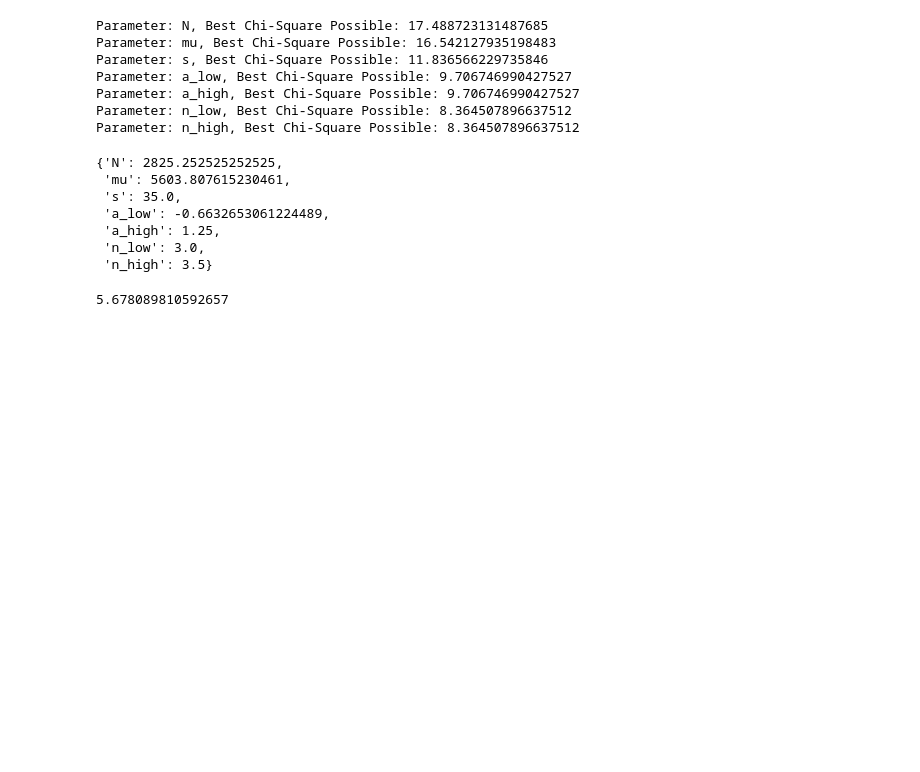
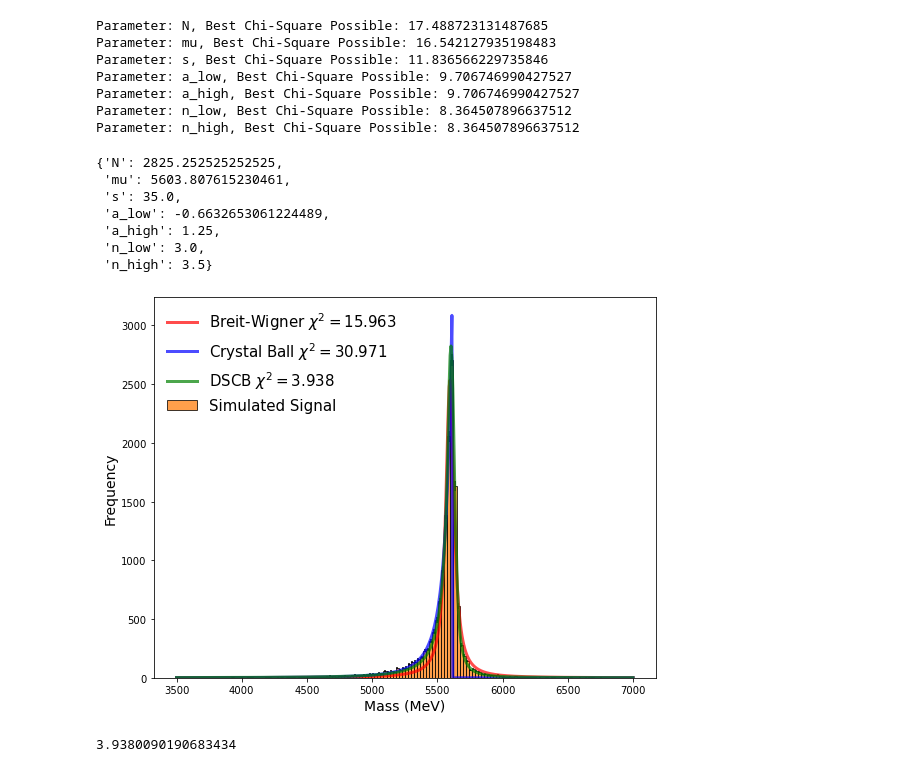
Before and after one commit to ChandlerKenworthy/Y4RareDecayProject, a Jupyter notebook: signal_fitting/SignalFitting.ipynb, the cells around one changed output. Drawn from its saved outputs; the diff is of its cells as text; code cells hidden in the pictures; blank space fills up the shorter version.

Commit message:
Least-squares DSCB fit working

```diff
--- a/signal_fitting/SignalFitting.ipynb
+++ b/signal_fitting/SignalFitting.ipynb
@@ -274,29 +274,29 @@ Parameter: n_high, Best Chi-Square Possible: 8.364507896637512
 # %%
 
 #chi1 = chi_square_dof(sf.breit_wigner, popt3, d1)[0]
 #chi2 = chi_square_dof(sf.cball, popt4, d1)[0]
 chi3 = chi_square_dof(double_crystal_ball, [2825.252525252525, 5603.807615230461, 27.52, -0.73, 1.38, 2.17, 2.00], d1)[0]
 
 
-#fig, ax = plt.subplots(1, 1, figsize=(15, 13))
-#ax.bar(d1[:,0], d1[:,1], width=bin_width, yerr=d1[:,2], label='Simulated Signal', edgecolor='k', color='#ff7f0e', alpha=0.75)
-#ax.plot(func_x, sf.breit_wigner(func_x, *popt3), label=rf'Breit-Wigner $\chi^2=${chi1:.3f}', color='red',alpha=0.7, linewidth=3)
-#ax.plot(func_x, sf.cball(func_x, *popt4), label=rf'Crystal Ball $\chi^2=${chi2:.3f}', color='blue', alpha=0.7, linewidth=3)
-#ax.plot(func_x, double_crystal_ball(func_x,*[2825.252525252525, 5603.807615230461, 27.52, -0.73, 1.38, 2, 2]), label=rf'DSCB $\chi^2=${chi3:.3f}', color='green', alpha=0.7, linewidth=1)
-#ax.plot(func_x, double_crystal_ball(func_x,*[2825.252525252525, 5603.807615230461, 30, -0.73, 1.38, 2, 2]), label=rf'DSCB $\chi^2=${chi3:.3f}', color='blue', alpha=0.7, linewidth=1)
-#ax.set_ylabel('Frequency', fontsize=14)
-#ax.set_xlabel('Mass (MeV)', fontsize=14)
-#plt.legend(frameon=False, prop={'size': 15})
-#plt.savefig('/home/user211/project/images/signalfits/DCSB_CB_BW.png', dpi=800)
-#plt.show()
+fig, ax = plt.subplots(1, 1, figsize=(9, 7))
+ax.bar(d1[:,0], d1[:,1], width=bin_width, yerr=d1[:,2], label='Simulated Signal', edgecolor='k', color='#ff7f0e', alpha=0.75)
+ax.plot(func_x, sf.breit_wigner(func_x, *popt3), label=rf'Breit-Wigner $\chi^2=${chi1:.3f}', color='red',alpha=0.7, linewidth=3)
+ax.plot(func_x, sf.cball(func_x, *popt4), label=rf'Crystal Ball $\chi^2=${chi2:.3f}', color='blue', alpha=0.7, linewidth=3)
+ax.plot(func_x, double_crystal_ball(func_x,*[2825.252525252525, 5603.807615230461, 27.52, -0.73, 1.38, 2.17, 2.00]), label=rf'DSCB $\chi^2=${chi3:.3f}', color='green', alpha=0.7, linewidth=3)
+ax.set_ylabel('Frequency', fontsize=14)
+ax.set_xlabel('Mass (MeV)', fontsize=14)
+plt.legend(frameon=False, prop={'size': 15})
+plt.savefig('/home/user211/project/images/signalfits/DCSB_CB_BW.png', dpi=800)
+plt.show()
 
 
 
 chi3
 
 # 6.524273626911914
 # 5.3583980846330705
 # 4.738838290691814
 # 4.627558424567317
 # %% [output]
+[figure, added]
-5.678089810592657
+3.9380090190683434
```
Also changed, not shown: 4 other files.
